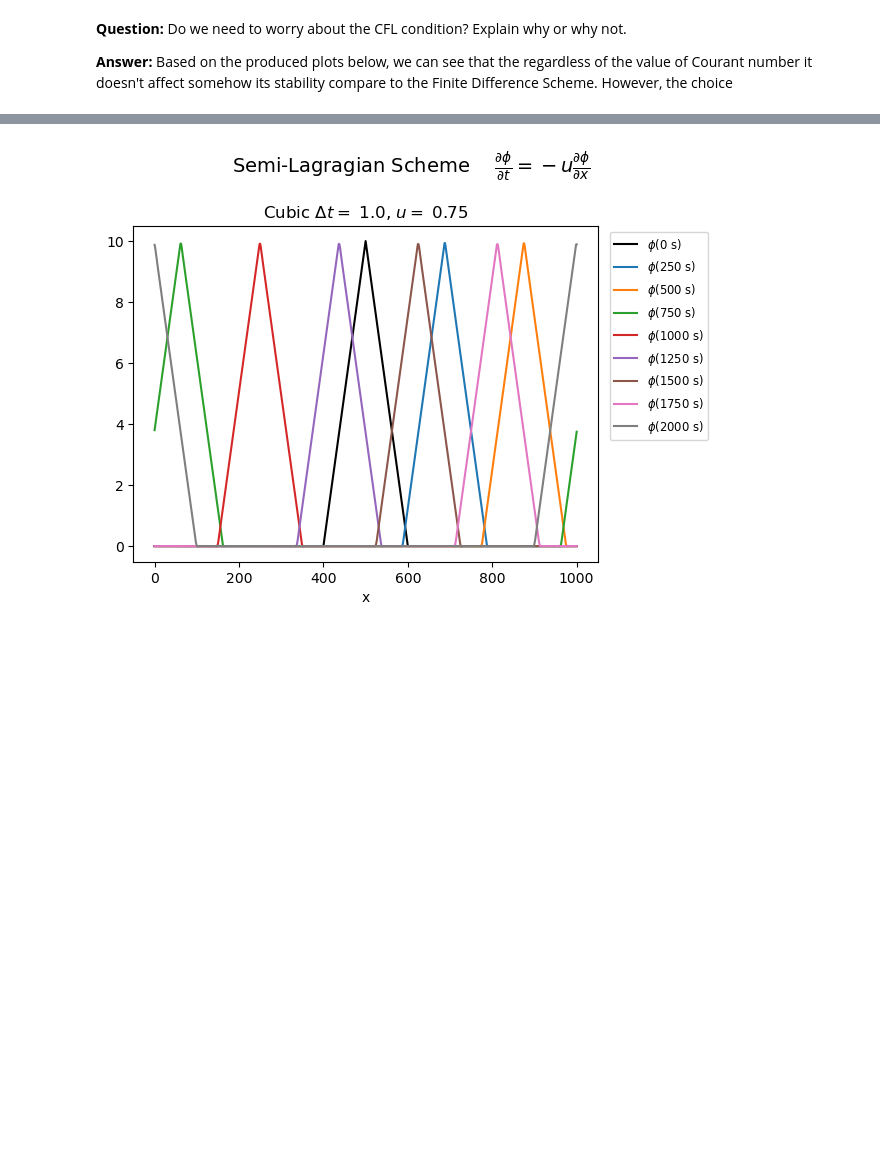
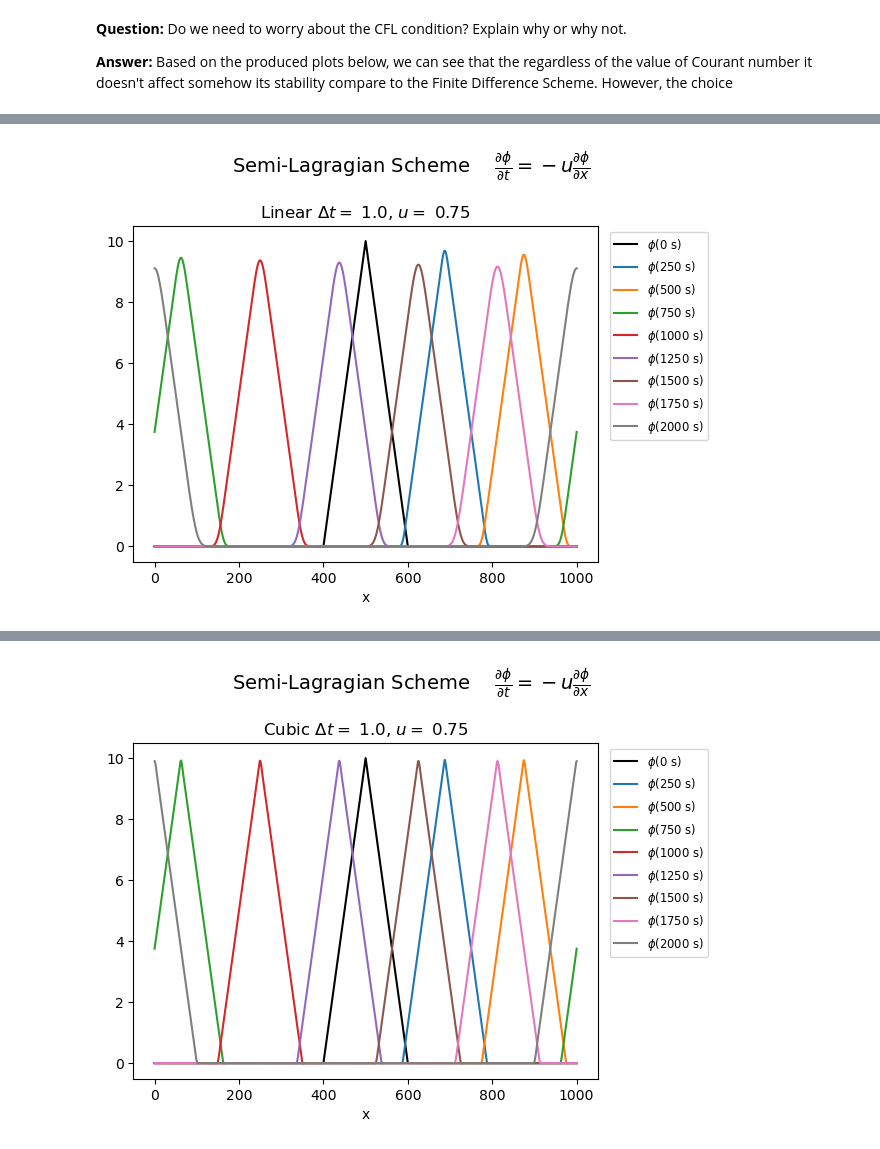
Before and after one commit to llvillanueva/NM2-ESP_2024, a Jupyter notebook: Lesson 4/Python/NM2-E4.ipynb, the cells around one changed output, grey strips where cells are left out. Drawn from its saved outputs; the diff is of its cells as text; code cells hidden in the pictures; blank space fills up the shorter version.

```diff
--- a/Lesson 4/Python/NM2-E4.ipynb
+++ b/Lesson 4/Python/NM2-E4.ipynb
@@ -140 +152,5 @@ SLscheme1D(x0, x1, t0, t1, u, dx, dt, tp).plot(interpolation='Cubic')
+# %%
+SLscheme1D(x0, x1, t0, 2000, u, dx, dt, 250).plot(interpolation='Linear')
+# %% [output]
+[figure, added]
 # %%
```
Also changed, not shown: parts of 9 cells of this notebook, 9 other files.
